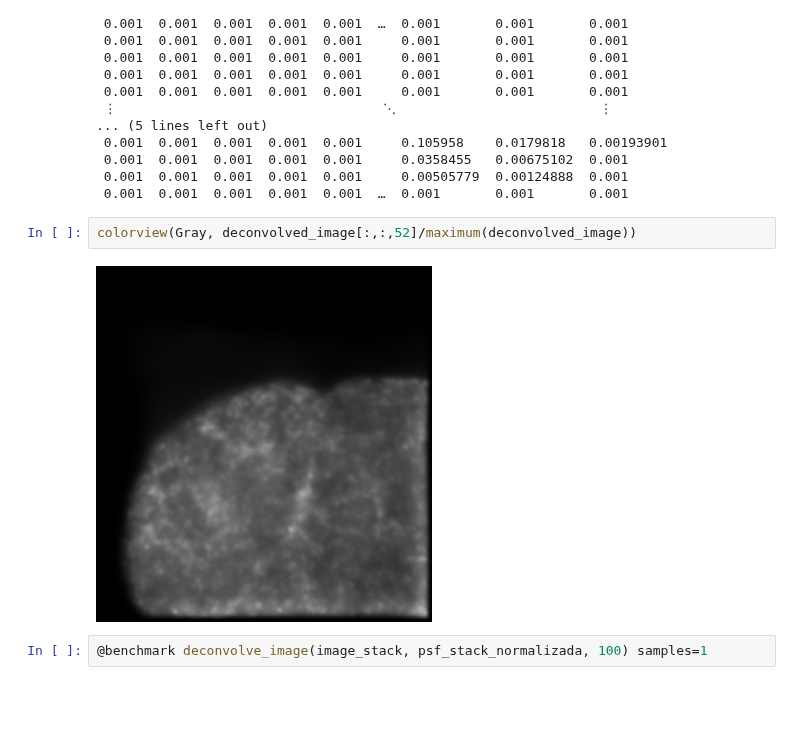
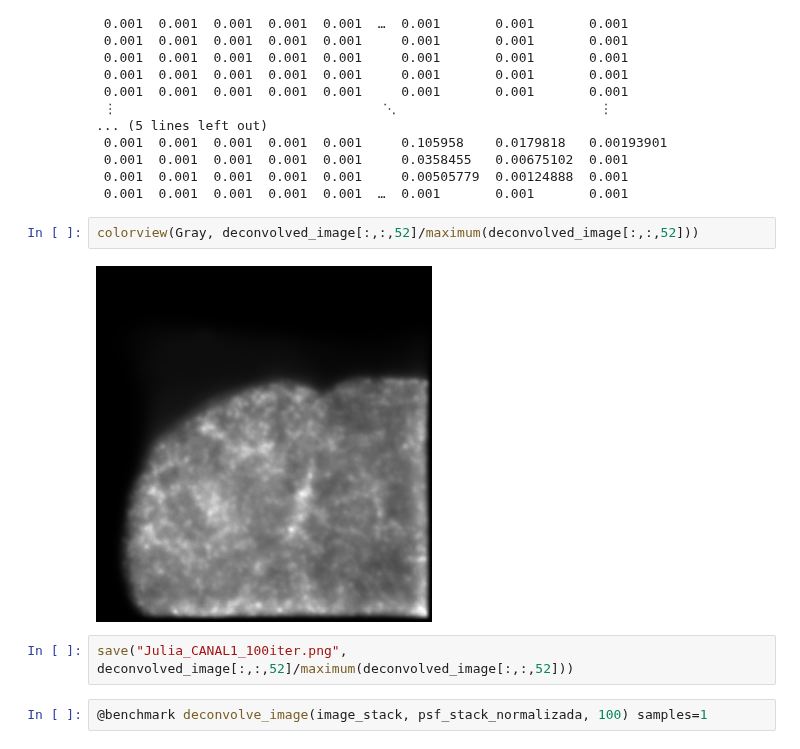
Before and after one commit to Jimena163/TFGNotebook, a Jupyter notebook: 3D_Julia_deconSingleView.ipynb, the cells around one changed output. Drawn from its saved outputs; the diff is of its cells as text; blank space fills up the shorter version.

Commit message:
guardar imagen julia

```diff
--- a/3D_Julia_deconSingleView.ipynb
+++ b/3D_Julia_deconSingleView.ipynb
@@ -245,9 +245,11 @@ Suma de PSF normalizada: 0.99999994
  0.001  0.001  0.001  0.001  0.001     0.00505779  0.00124888  0.001
  0.001  0.001  0.001  0.001  0.001  …  0.001       0.001       0.001
 # %%
-colorview(Gray, deconvolved_image[:,:,52]/maximum(deconvolved_image))
+colorview(Gray, deconvolved_image[:,:,52]/maximum(deconvolved_image[:,:,52]))
 # %% [output]
-[figure, old version]
+[figure, new version]
+# %%
+save("Julia_CANAL1_100iter.png", deconvolved_image[:,:,52]/maximum(deconvolved_image[:,:,52]))
 # %%
 @benchmark deconvolve_image(image_stack, psf_stack_normalizada, 100) samples=1
 # %% [output]
```
Also changed, not shown: 3 other files.
